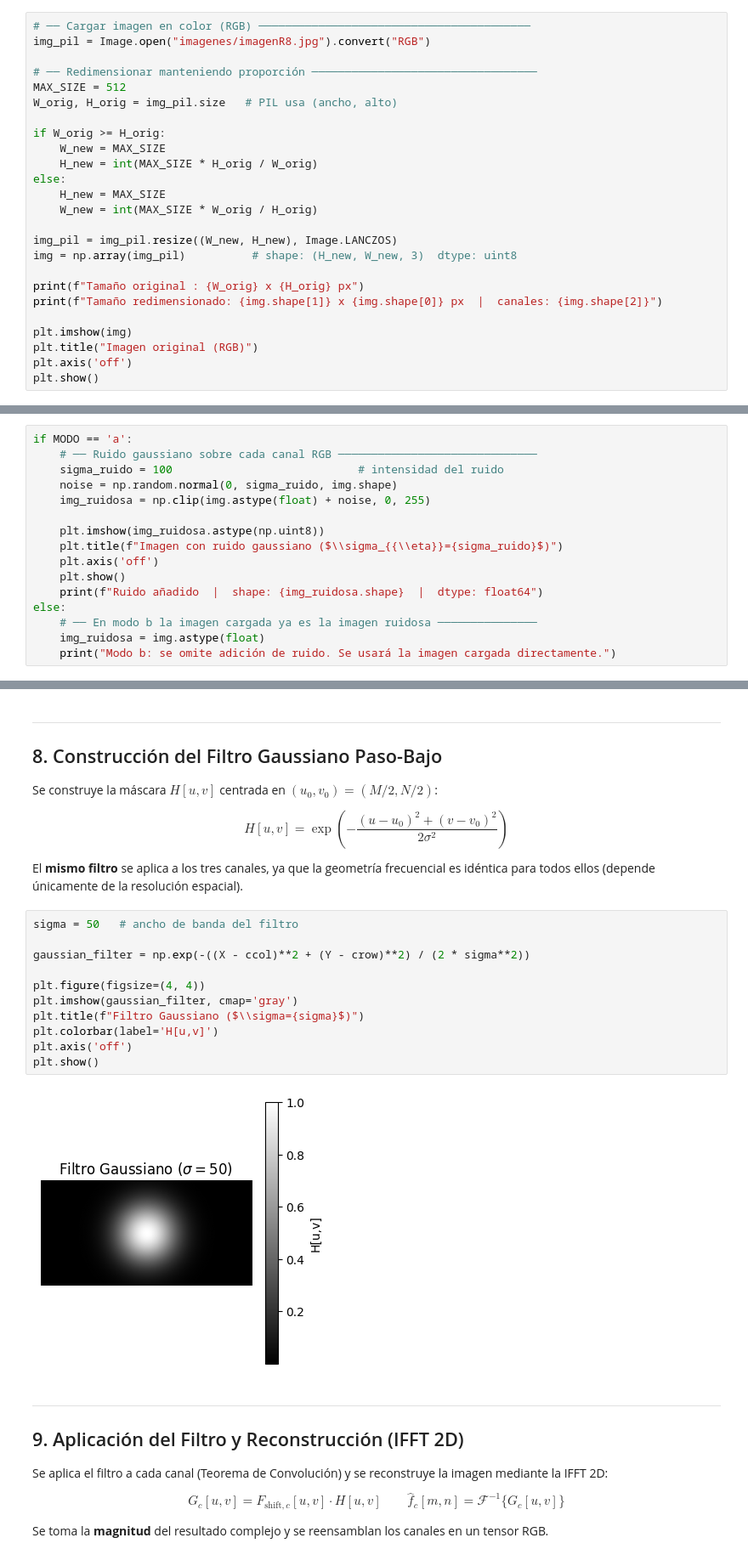
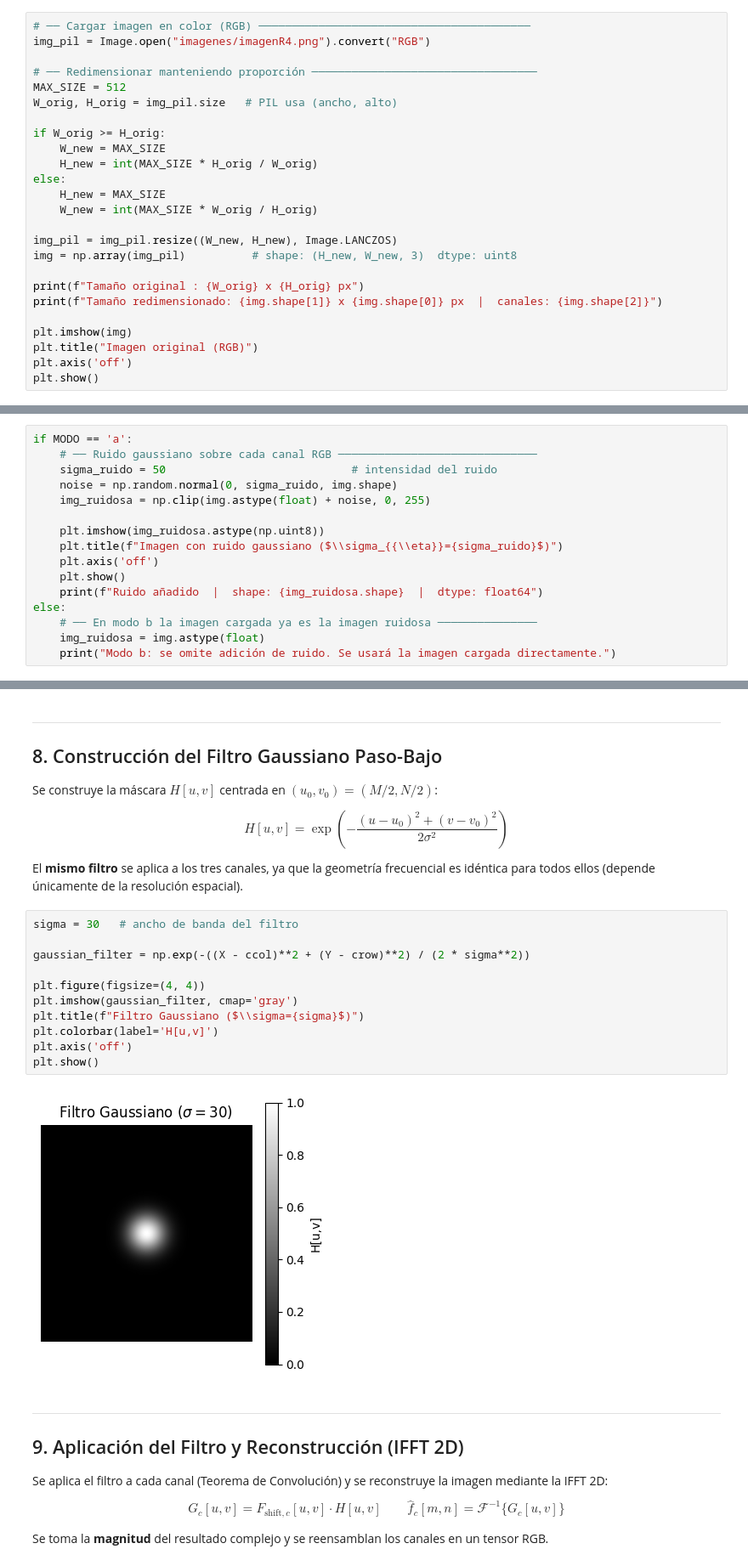
Before and after one commit to BrandonAscencio00077921/Proyecto_AN, a Jupyter notebook: proyecto_fft/notebook.ipynb, the cells around one changed output, grey strips where cells are left out. Shown at 85% size. Drawn from its saved outputs; the diff is of its cells as text.

```diff
--- a/proyecto_fft/notebook.ipynb
+++ b/proyecto_fft/notebook.ipynb
@@ -110,7 +110,7 @@ $$
 Así se evita la deformación de imágenes rectangulares y se trabaja con dimensiones uniformes.
 # %%
 # ── Cargar imagen en color (RGB) ─────────────────────────────────────────
-img_pil = Image.open("imagenes/imagenR8.jpg").convert("RGB")
+img_pil = Image.open("imagenes/imagenR4.png").convert("RGB")
 
 # ── Redimensionar manteniendo proporción ──────────────────────────────────
 MAX_SIZE = 512
@@ -177,7 +177,7 @@ El recorte (`clip`) garantiza que los valores permanezcan en el rango válido de
 # %%
 if MODO == 'a':
     # ── Ruido gaussiano sobre cada canal RGB ──────────────────────────────
-    sigma_ruido = 100                            # intensidad del ruido
+    sigma_ruido = 50                            # intensidad del ruido
     noise = np.random.normal(0, sigma_ruido, img.shape)
     img_ruidosa = np.clip(img.astype(float) + noise, 0, 255)
 
@@ -251,18 +251,18 @@ $$
 El **mismo filtro** se aplica a los tres canales, ya que la geometría frecuencial
 es idéntica para todos ellos (depende únicamente de la resolución espacial).
 # %%
-sigma = 50   # ancho de banda del filtro
+sigma = 30   # ancho de banda del filtro
 
 gaussian_filter = np.exp(-((X - ccol)**2 + (Y - crow)**2) / (2 * sigma**2))
 
 plt.figure(figsize=(4, 4))
 plt.imshow(gaussian_filter, cmap='gray')
 plt.title(f"Filtro Gaussiano ($\\sigma={sigma}$)")
 plt.colorbar(label='H[u,v]')
 plt.axis('off')
 plt.show()
 # %% [output]
-[figure, old version]
+[figure, new version]
 # %% [markdown]
 ---
 ## 9. Aplicación del Filtro y Reconstrucción (IFFT 2D)
```
Also changed, not shown: parts of 11 cells of this notebook, 2 other files.
